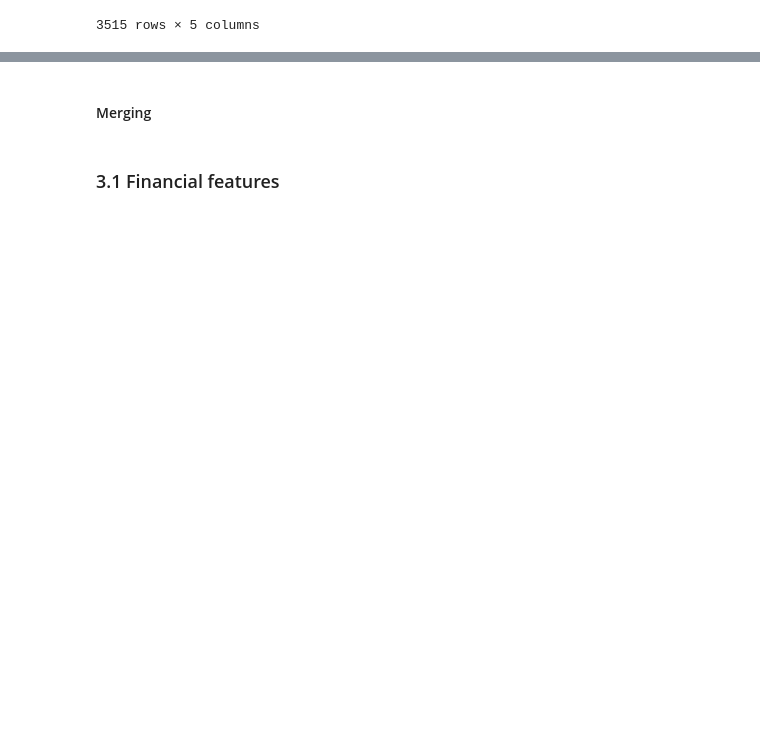
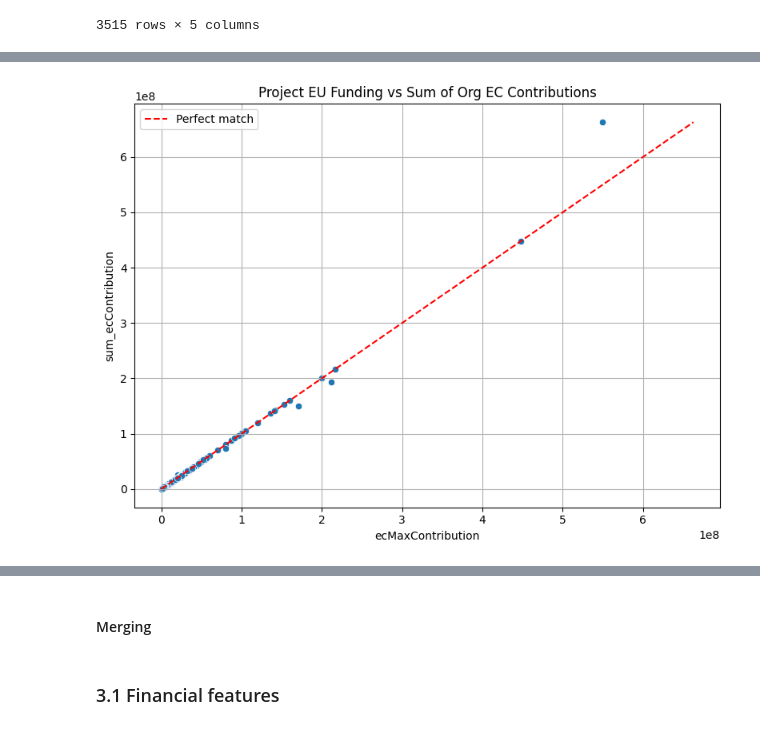
Before and after one commit to EliasIblisdir/MDA_project, a Jupyter notebook: Horizon.ipynb, the cells around one changed output, grey strips where cells are left out. Saved outputs shown, nothing was run; the diff lists cells and outputs as text; code cells hidden in the pictures; blank space fills up the shorter version.

Commit message:
financial

```diff
--- a/Horizon.ipynb
+++ b/Horizon.ipynb
@@ -361,0 +401,19 @@ reports
+# %%
+# Step 2: Select financial fields from projects
+project_subset = projects[["id", "acronym", "ecMaxContribution", "totalCost"]].copy()
+project_subset = project_subset.rename(columns={
+    "totalCost": "project_totalCost"
+})
+# %%
+# Step 3: Merge
+project_financials = (
+    project_subset
+    .set_index("id")
+    .join(org_agg)
+    .reset_index()
+)
+# %%
+# Step 4: Compute differences
+project_financials["ec_diff"] = project_financials["ecMaxContribution"] - project_financials["sum_ecContribution"]
+project_financials["cost_diff"] = project_financials["project_totalCost"] - project_financials["sum_org_totalCost"]
+project_financials["net_vs_ec_diff"] = project_financials["sum_ecContribution"] - project_financials["sum_netEcContribution"]
@@ -361,0 +430,26 @@ reports
+# %%
+fig, ax = plt.subplots(figsize=(8, 6))
+
+# Scatter points
+sns.scatterplot(
+    data=project_financials,
+    x="ecMaxContribution",
+    y="sum_ecContribution",
+    ax=ax
+)
+
+# Diagonal line (x = y)
+min_val = min(project_financials["ecMaxContribution"].min(), project_financials["sum_ecContribution"].min())
+max_val = max(project_financials["ecMaxContribution"].max(), project_financials["sum_ecContribution"].max())
+ax.plot([min_val, max_val], [min_val, max_val], color="red", linestyle="--", label="Perfect match")
+
+# Labels and grid
+ax.set_title("Project EU Funding vs Sum of Org EC Contributions")
+ax.set_xlabel("ecMaxContribution")
+ax.set_ylabel("sum_ecContribution")
+ax.grid(True)
+ax.legend()
+plt.tight_layout()
+plt.show()
+# %% [output]
+[figure, added]
```
Also changed, not shown: parts of 24 cells of this notebook, 3 other files.
